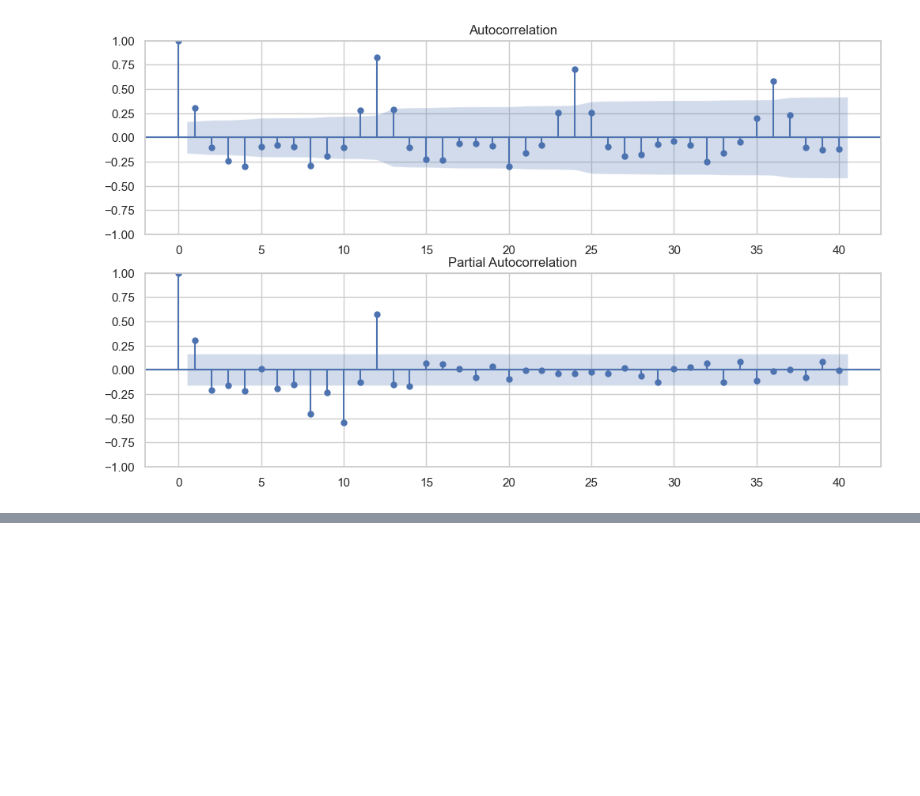
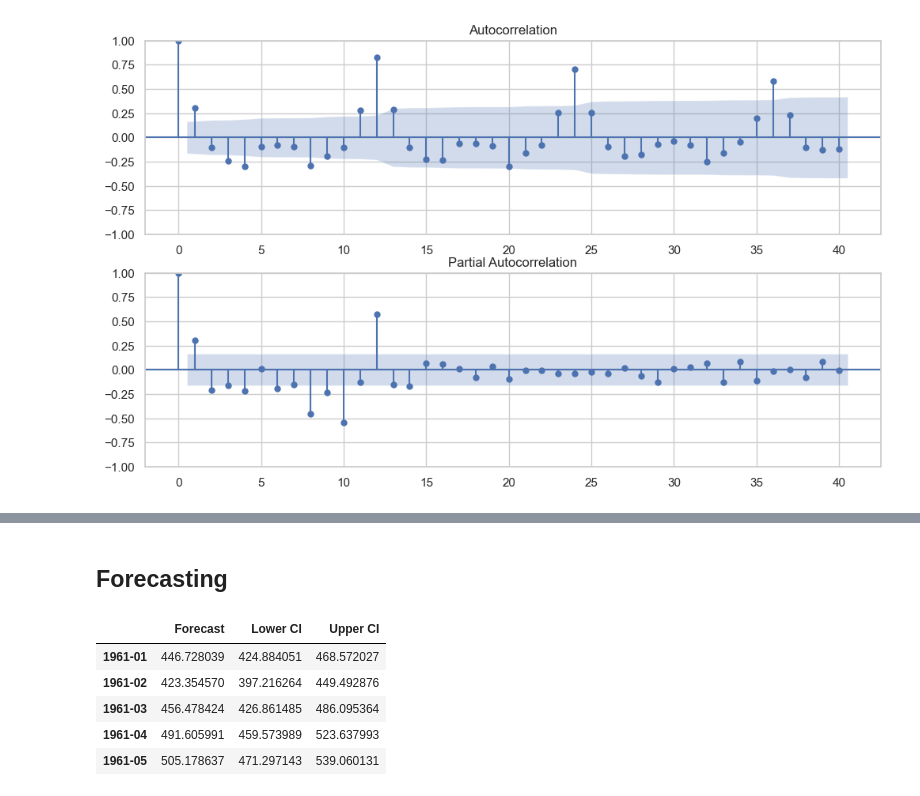
Before and after one commit to parveenxkashyap/air-passengers-forecasting-Public, a Jupyter notebook: notebook.ipynb, the cells around one changed output, grey strips where cells are left out. Cells and saved outputs as stored; diff of their text form; code cells hidden in the pictures; blank space fills up the shorter version.

```diff
--- a/notebook.ipynb
+++ b/notebook.ipynb
@@ -145,0 +173,2 @@ Q = 3
+# %% [markdown]
+## Forecasting
@@ -145,0 +182,16 @@ Q = 3
+# %%
+# create a forecast dataframe
+forecast_df = pd.DataFrame({
+    "Forecast": list(forecast.predicted_mean),
+    "Lower CI": list(forecast.conf_int().iloc[:, 0]),
+    "Upper CI": list(forecast.conf_int().iloc[:, 1])
+}, index=forecast_index)
+
+forecast_df.head()
+# %% [output]
+|  | Forecast | Lower CI | Upper CI |
+| 1961-01 | 446.728039 | 424.884051 | 468.572027 |
+| 1961-02 | 423.354570 | 397.216264 | 449.492876 |
+| 1961-03 | 456.478424 | 426.861485 | 486.095364 |
+| 1961-04 | 491.605991 | 459.573989 | 523.637993 |
+| 1961-05 | 505.178637 | 471.297143 | 539.060131 |
```
Also changed, not shown: parts of 4 cells of this notebook.
